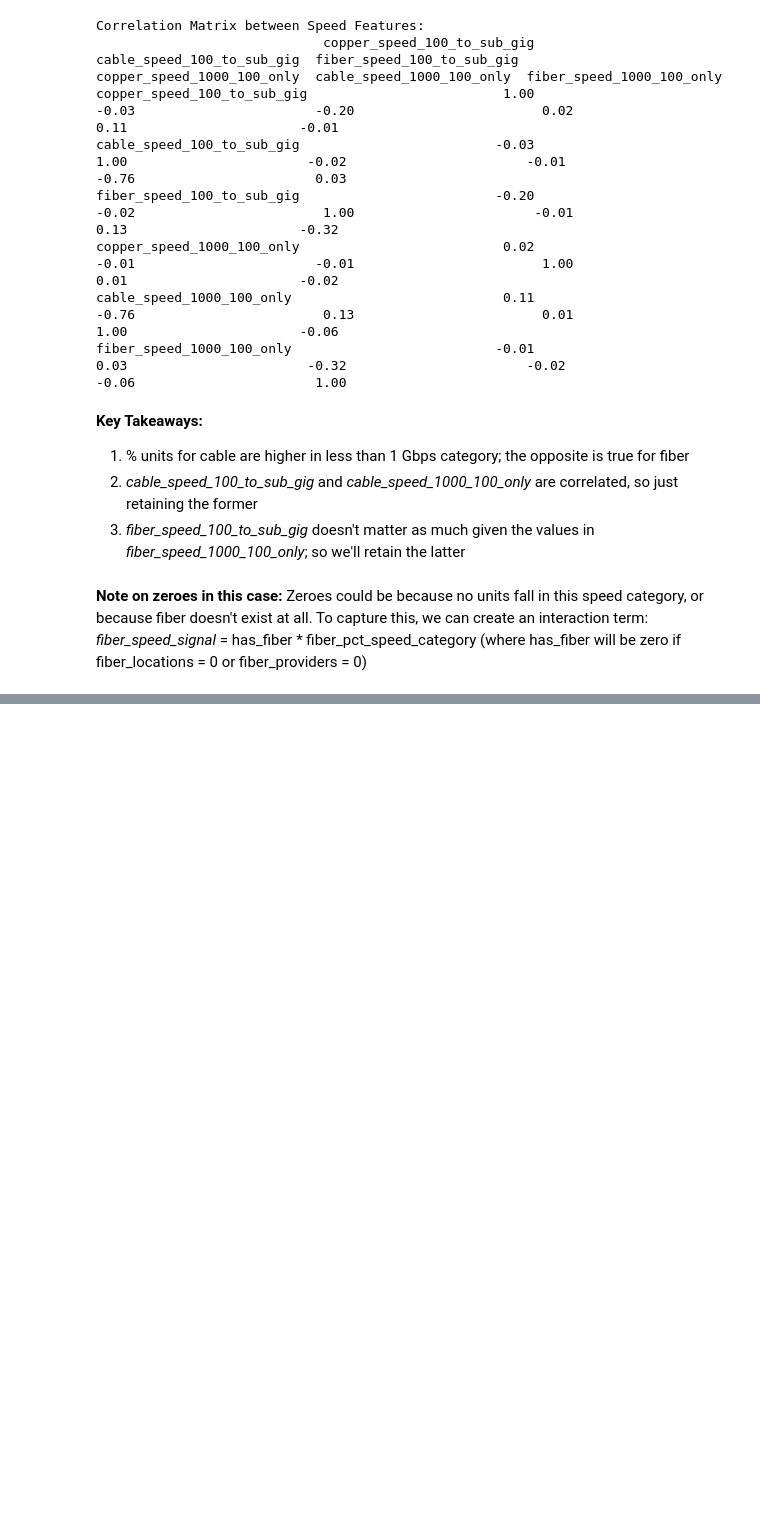
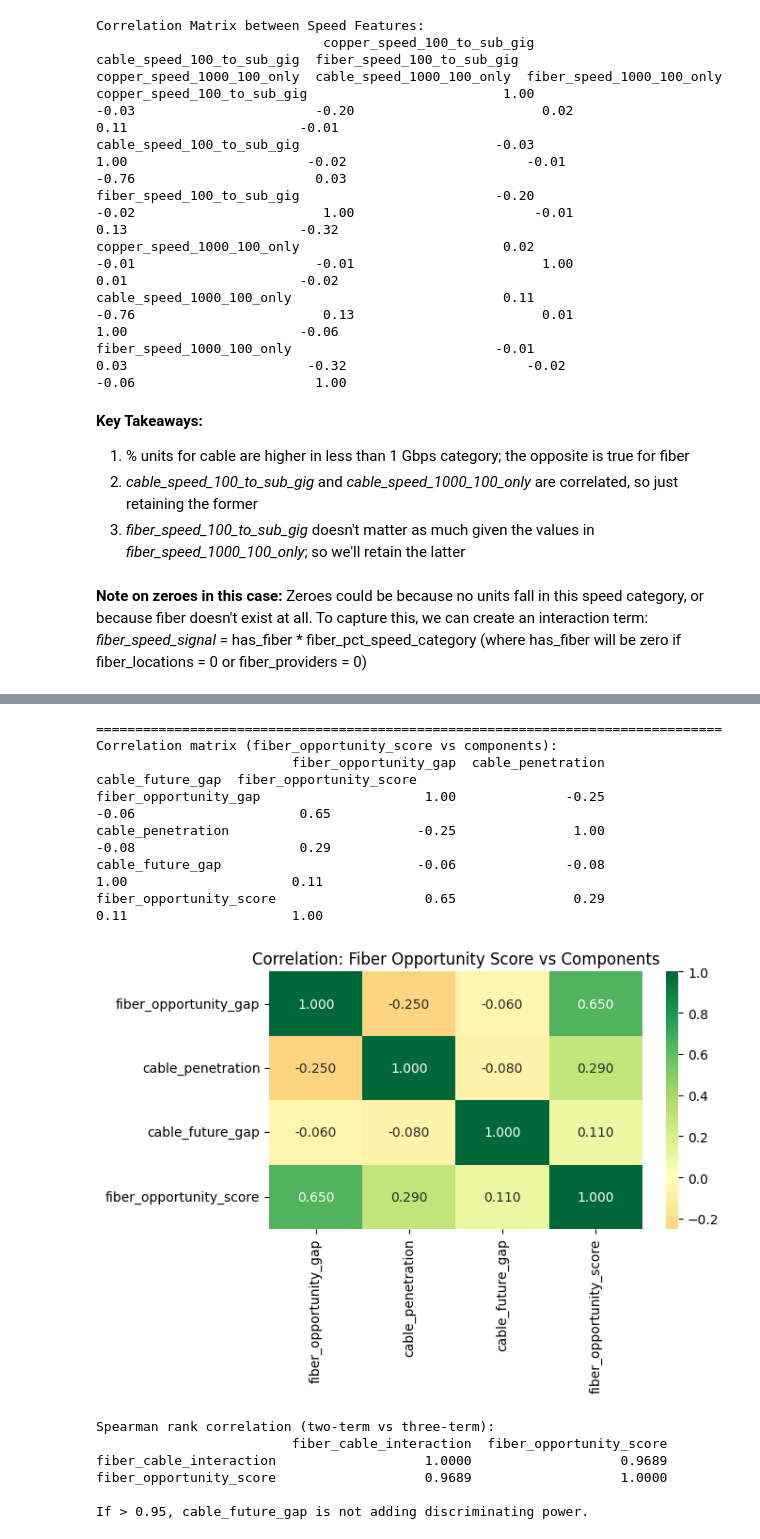
Before and after one commit to eprashar-clgx/network-idx, a Jupyter notebook: notebooks/04_eda_fcc_feature_engg.ipynb, the cells around one changed output, grey strips where cells are left out. Saved outputs shown, nothing was run; the diff lists cells and outputs as text; code cells hidden in the pictures; blank space fills up the shorter version.

Commit message:
feature engg on FCC complete - ready for correlation analysis

```diff
--- a/notebooks/04_eda_fcc_feature_engg.ipynb
+++ b/notebooks/04_eda_fcc_feature_engg.ipynb
@@ -808,0 +938,45 @@ Zeroes could be because no units fall in this speed category, or because fiber d
+# %%
+# Correlation with underlying interaction terms
+score_components = [
+    'fiber_opportunity_gap',
+    'cable_penetration',
+    'cable_future_gap',
+    'fiber_opportunity_score'
+]
+corr = tract_df_modified[score_components].corr(method='spearman').round(2)
+print("=" * 80)
+print("Correlation matrix (fiber_opportunity_score vs components):")
+print(corr.to_string())
+
+# Heatmap
+fig, ax = plt.subplots(figsize=(7, 5))
+sns.heatmap(corr, annot=True, fmt='.3f', cmap='RdYlGn', center=0, ax=ax)
+ax.set_title('Correlation: Fiber Opportunity Score vs Components')
+plt.tight_layout()
+plt.show()
+# %% [output]
+================================================================================
+Correlation matrix (fiber_opportunity_score vs components):
+                         fiber_opportunity_gap  cable_penetration  cable_future_gap  fiber_opportunity_score
+fiber_opportunity_gap                     1.00              -0.25             -0.06                     0.65
+cable_penetration                        -0.25               1.00             -0.08                     0.29
+cable_future_gap                         -0.06              -0.08              1.00                     0.11
+fiber_opportunity_score                   0.65               0.29              0.11                     1.00
+[figure, added]
+# %%
+# Compare three-term score vs two-term interaction
+score_comparison = [
+    'fiber_cable_interaction',     # two-term: fiber_opportunity_gap * cable_penetration
+    'fiber_opportunity_score',     # three-term: fiber_opportunity_gap * cable_penetration * (1 + cable_future_gap)
+]
+spearman_corr = tract_df_modified[score_comparison].corr(method='spearman').round(4)
+print("Spearman rank correlation (two-term vs three-term):")
+print(spearman_corr.to_string())
+print(f"\nIf > 0.95, cable_future_gap is not adding discriminating power.")
+# %% [output]
+Spearman rank correlation (two-term vs three-term):
+                         fiber_cable_interaction  fiber_opportunity_score
+fiber_cable_interaction                   1.0000                   0.9689
+fiber_opportunity_score                   0.9689                   1.0000
+
+If > 0.95, cable_future_gap is not adding discriminating power.
```
Also changed, not shown: parts of 11 cells of this notebook.
